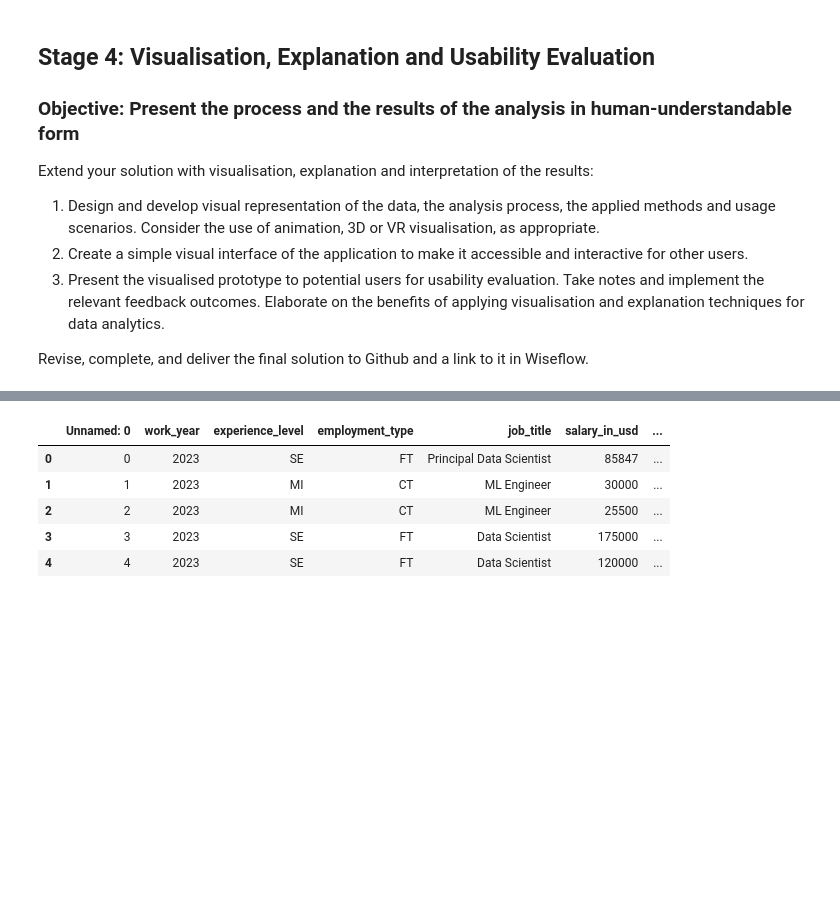
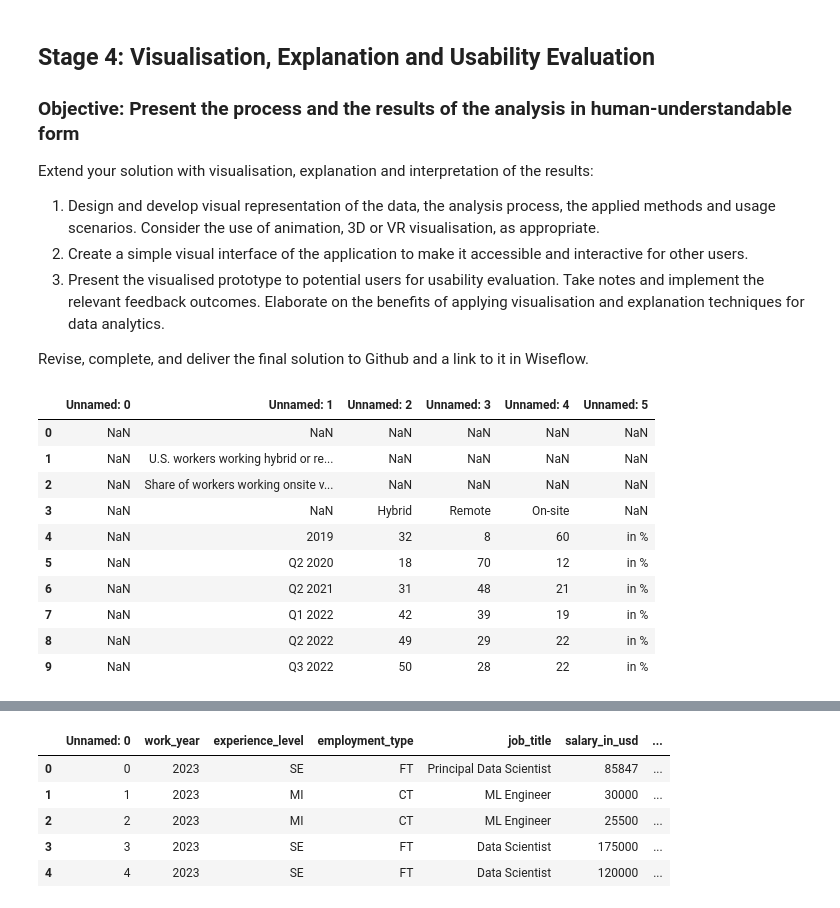
Before and after one commit to EmmsDK/BI-Fall-2023-Exam-Project, a Jupyter notebook: Business Intelligence Fall 2023 Exam Project copy.ipynb, the cells around one changed output, grey strips where cells are left out. Saved outputs shown, nothing was run; the diff lists cells and outputs as text; code cells hidden in the pictures; blank space fills up the shorter version.

Commit message:
excel edits + testing

```diff
--- a/Business Intelligence Fall 2023 Exam Project copy.ipynb
+++ b/Business Intelligence Fall 2023 Exam Project copy.ipynb
@@ -64,3 +64,18 @@ Revise, complete, and deliver the final solution to Github and a link to it in W
 import numpy as np
 import pandas as pd
 import matplotlib.pyplot as plt
+# %%
+df_remoteWork = pd.read_excel('../../../Documents/GitHub/BI-Fall-2023-Exam-Project/Data/statistic_id1356325_us-workers-working-hybrid-or-remote-vs-on-site-2019-q4-2022.xlsx', sheet_name='Data')
+df_remoteWork.head(10)
+# %% [output]
+|  | Unnamed: 0 | Unnamed: 1 | Unnamed: 2 | Unnamed: 3 | Unnamed: 4 | Unnamed: 5 |
+| 0 | NaN | NaN | NaN | NaN | NaN | NaN |
+| 1 | NaN | U.S. workers working hybrid or re... | NaN | NaN | NaN | NaN |
+| 2 | NaN | Share of workers working onsite v... | NaN | NaN | NaN | NaN |
+| 3 | NaN | NaN | Hybrid | Remote | On-site | NaN |
+| 4 | NaN | 2019 | 32 | 8 | 60 | in % |
+| 5 | NaN | Q2 2020 | 18 | 70 | 12 | in % |
+| 6 | NaN | Q2 2021 | 31 | 48 | 21 | in % |
+| 7 | NaN | Q1 2022 | 42 | 39 | 19 | in % |
+| 8 | NaN | Q2 2022 | 49 | 29 | 22 | in % |
+| 9 | NaN | Q3 2022 | 50 | 28 | 22 | in % |
```
Also changed, not shown: parts of 8 cells of this notebook, 2 other files.
